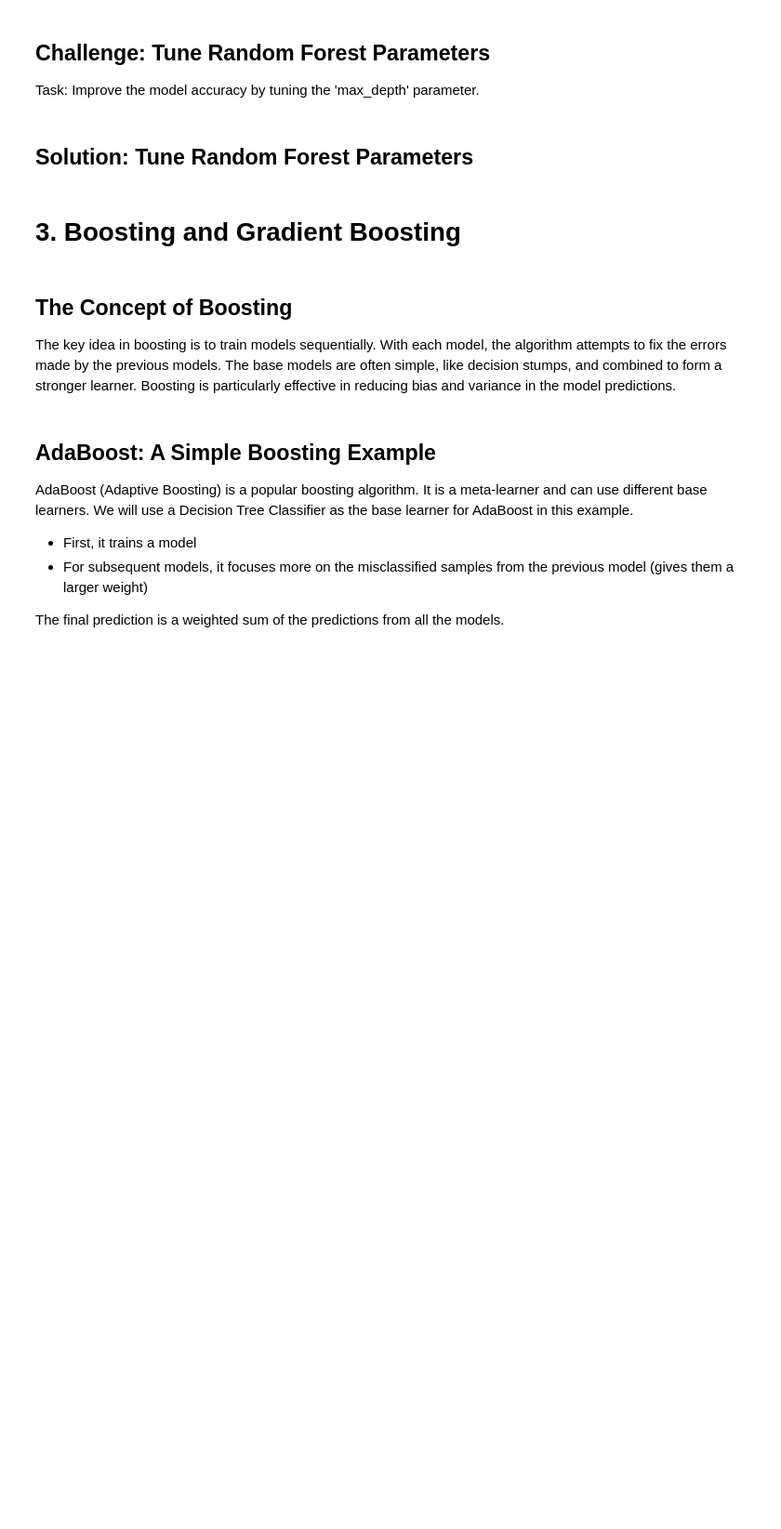
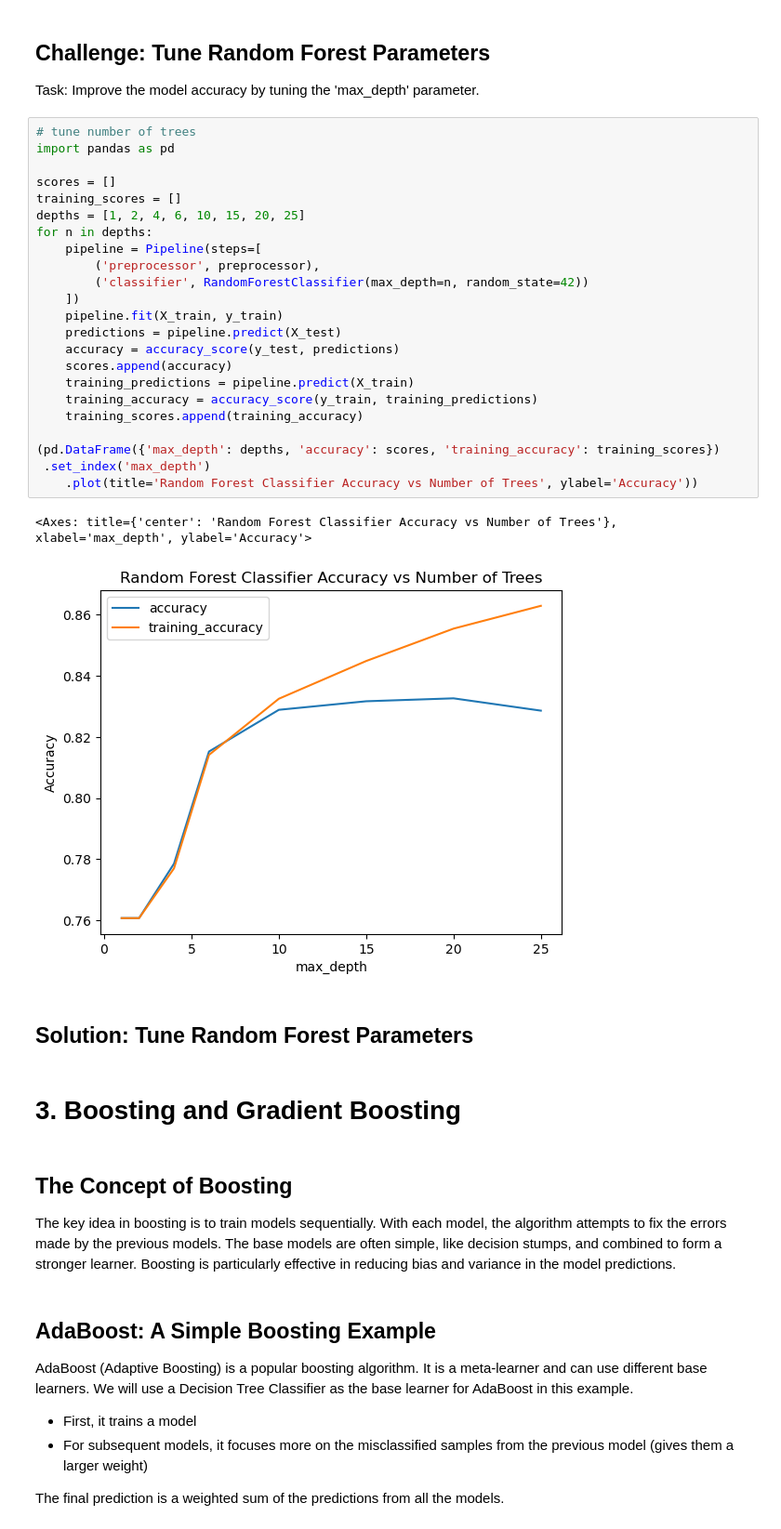
Before and after one commit to Albert-Gamarro/course-applied-machine-learning-ensemble-learning, a Jupyter notebook: ensembles.ipynb, the cells around one changed output. Shown at 93% size. Drawn from its saved outputs; the diff is of its cells as text; blank space fills up the shorter version.

```diff
--- a/ensembles.ipynb
+++ b/ensembles.ipynb
@@ -308,6 +387,32 @@ for n in n_estimators:
 ## Challenge: Tune Random Forest Parameters
 
 Task: Improve the model accuracy by tuning the 'max_depth' parameter.
+# %%
+# tune number of trees
+import pandas as pd
+
+scores = []
+training_scores = []
+depths = [1, 2, 4, 6, 10, 15, 20, 25]
+for n in depths:
+    pipeline = Pipeline(steps=[
+        ('preprocessor', preprocessor),
+        ('classifier', RandomForestClassifier(max_depth=n, random_state=42))
+    ])
+    pipeline.fit(X_train, y_train)
+    predictions = pipeline.predict(X_test)
+    accuracy = accuracy_score(y_test, predictions)
+    scores.append(accuracy)
+    training_predictions = pipeline.predict(X_train)
+    training_accuracy = accuracy_score(y_train, training_predictions)
+    training_scores.append(training_accuracy)
+
+(pd.DataFrame({'max_depth': depths, 'accuracy': scores, 'training_accuracy': training_scores})
+ .set_index('max_depth')
+    .plot(title='Random Forest Classifier Accuracy vs Number of Trees', ylabel='Accuracy'))
+# %% [output]
+<Axes: title={'center': 'Random Forest Classifier Accuracy vs Number of Trees'}, xlabel='max_depth', ylabel='Accuracy'>
+[figure, added]
 # %% [markdown]
 
 ## Solution: Tune Random Forest Parameters
```
Also changed, not shown: parts of 17 cells of this notebook, 20 other files.
